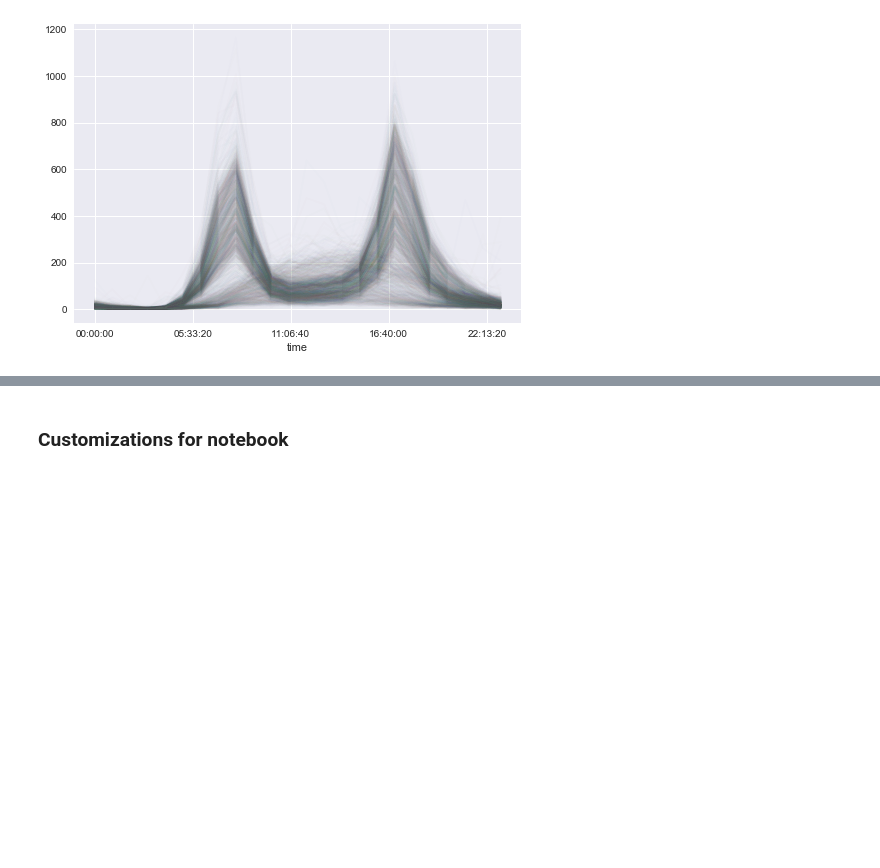
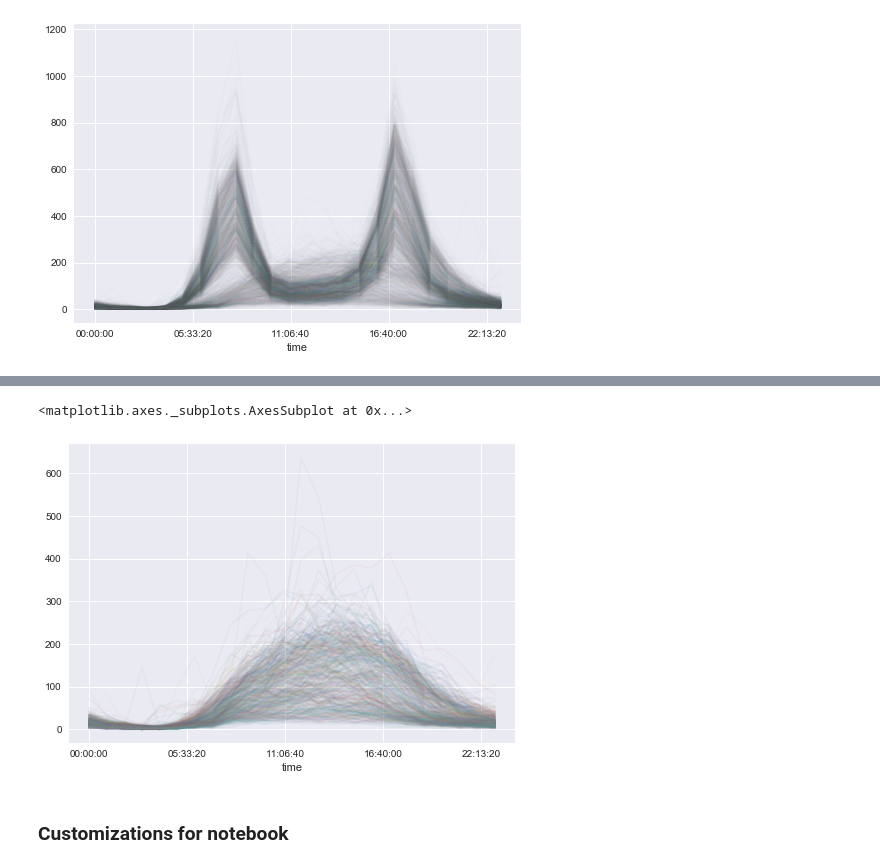
Before and after one commit to coolum001/BikeTripAnalysisNotebookProject, a Jupyter notebook: develop/2018-2-11-dc-BikeTripAnalysisNotebook.ipynb, the cells around one changed output, grey strips where cells are left out. Saved outputs shown, nothing was run; the diff lists cells and outputs as text; code cells hidden in the pictures; blank space fills up the shorter version.

```diff
--- a/develop/2018-2-11-dc-BikeTripAnalysisNotebook.ipynb
+++ b/develop/2018-2-11-dc-BikeTripAnalysisNotebook.ipynb
@@ -269,3 +298,10 @@ pivoted.plot(legend=False, alpha=0.01)
+# %%
+hbikedf = bikedf[bike_timestamps.weekday>4]
+hpivoted = hbikedf.pivot_table('Total', index=hbikedf.index.time, columns=hbikedf.index.date)
+hpivoted.plot(legend=False, alpha=0.05)
+# %% [output]
+<matplotlib.axes._subplots.AxesSubplot at 0x...>
+[figure, added]
 # %% [markdown]
 ### Customizations for notebook
 # %%
```
Also changed, not shown: parts of 13 cells of this notebook.
